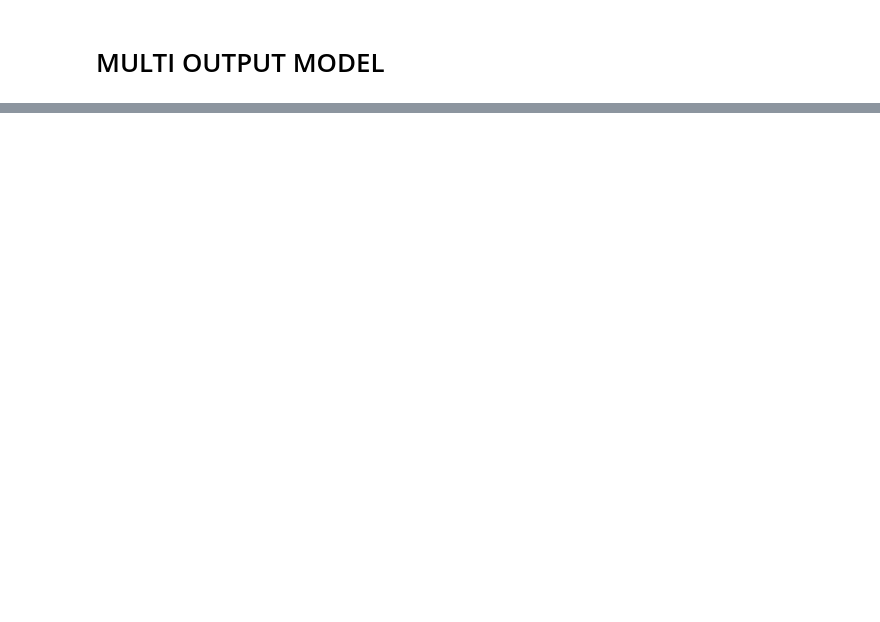
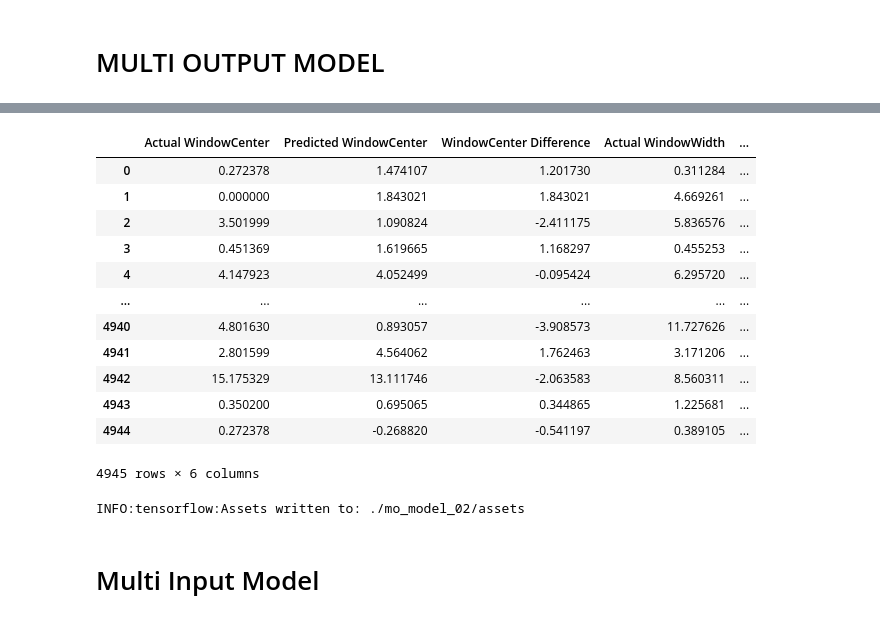
Before and after one commit to nbakotic/zavrsni, a Jupyter notebook: ICECME.ipynb, the cells around one changed output, grey strips where cells are left out. Drawn from its saved outputs; the diff is of its cells as text; code cells hidden in the pictures; blank space fills up the shorter version.

```diff
--- a/ICECME.ipynb
+++ b/ICECME.ipynb
@@ -1224,0 +653,29 @@ INFO:tensorflow:Assets written to: ./model_center_imgmeta1/assets
+# %%
+mo_predictions = pd.DataFrame({'Actual WindowCenter': test_center,
+                            'Predicted WindowCenter': center_pred.reshape(-1),
+                            'WindowCenter Difference' : center_pred.reshape(-1) - test_center,
+                            'Actual WindowWidth': test_width,
+                            'Predicted WindowWidth': width_pred.reshape(-1),
+                            'WindowWidth Difference' : width_pred.reshape(-1) - test_width})
+mo_predictions
+# %% [output]
+|  | Actual WindowCenter | Predicted WindowCenter | WindowCenter Difference | Actual WindowWidth | ... |
+| 0 | 0.272378 | 1.474107 | 1.201730 | 0.311284 | ... |
+| 1 | 0.000000 | 1.843021 | 1.843021 | 4.669261 | ... |
+| 2 | 3.501999 | 1.090824 | -2.411175 | 5.836576 | ... |
+| 3 | 0.451369 | 1.619665 | 1.168297 | 0.455253 | ... |
+| 4 | 4.147923 | 4.052499 | -0.095424 | 6.295720 | ... |
+| ... | ... | ... | ... | ... | ... |
+| 4940 | 4.801630 | 0.893057 | -3.908573 | 11.727626 | ... |
+| 4941 | 2.801599 | 4.564062 | 1.762463 | 3.171206 | ... |
+| 4942 | 15.175329 | 13.111746 | -2.063583 | 8.560311 | ... |
+| 4943 | 0.350200 | 0.695065 | 0.344865 | 1.225681 | ... |
+| 4944 | 0.272378 | -0.268820 | -0.541197 | 0.389105 | ... |
+4945 rows × 6 columns
+# %%
+#Save model
+mo_model.save('./mo_model_02/', save_format='tf')
+# %% [output]
+INFO:tensorflow:Assets written to: ./mo_model_02/assets
+# %% [markdown]
+# Multi Input Model
```
Also changed, not shown: parts of 105 cells of this notebook.
